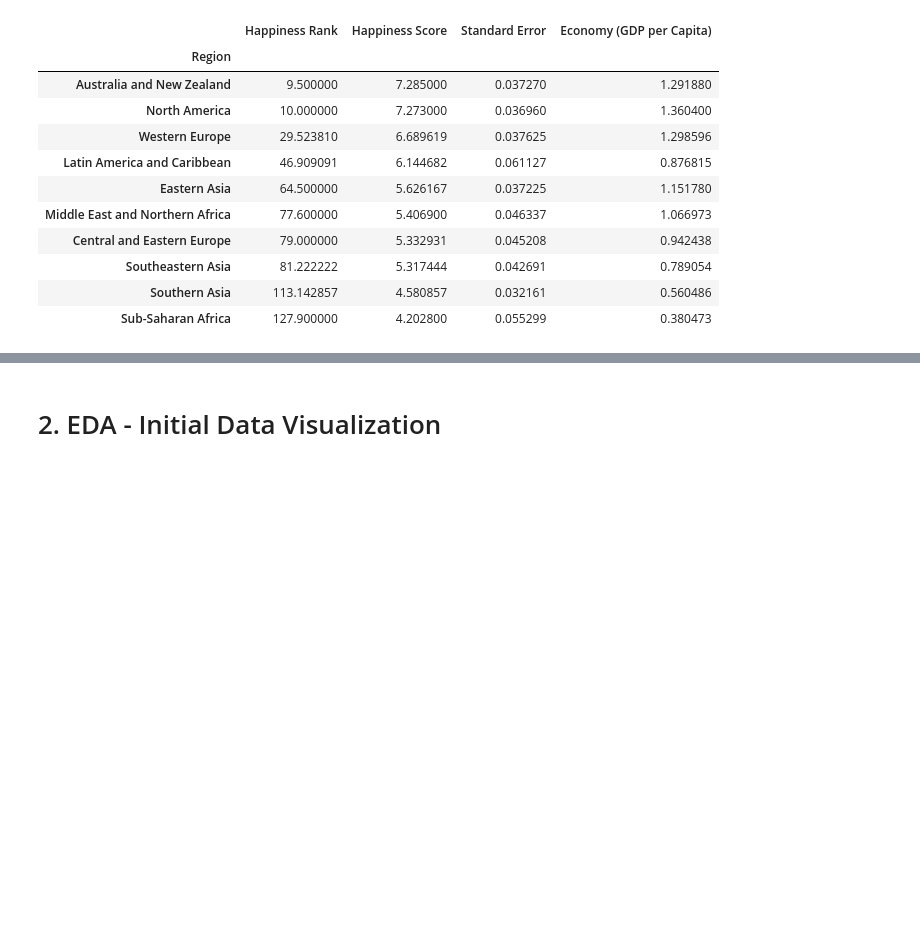
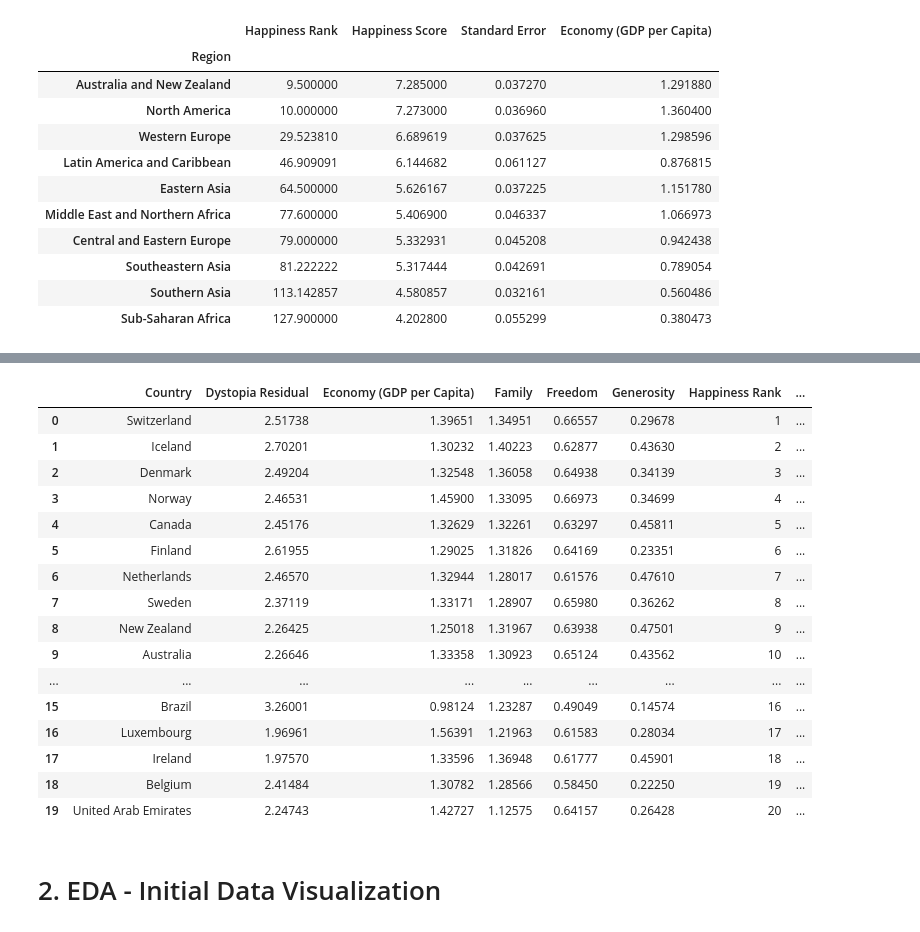
Before and after one commit to chuzeng/ga-projects, a Jupyter notebook: Final Project/Happiness Report.ipynb, the cells around one changed output, grey strips where cells are left out. Saved outputs shown, nothing was run; the diff lists cells and outputs as text; code cells hidden in the pictures; blank space fills up the shorter version.

```diff
--- a/Final Project/Happiness Report.ipynb
+++ b/Final Project/Happiness Report.ipynb
@@ -69,3 +73,13 @@ df.groupby('Region')['Happiness Rank', 'Happiness Score', 'Standard Error', 'Eco
 | Southeastern Asia | 81.222222 | 5.317444 | 0.042691 | 0.789054 |
 | Southern Asia | 113.142857 | 4.580857 | 0.032161 | 0.560486 |
 | Sub-Saharan Africa | 127.900000 | 4.202800 | 0.055299 | 0.380473 |
+# %%
+df['year'] = 2015
+df16['year'] = 2016
+df17['year'] = 2017
+# %%
+#Join All years
+dfall = df.copy()
+dfall = dfall.append(df16, ignore_index=True)
+dfall = dfall.append(df17, ignore_index=True)
+dfall.info()
@@ -71,0 +104,4 @@ df.groupby('Region')['Happiness Rank', 'Happiness Score', 'Standard Error', 'Eco
+# %%
+#dropping all calculation fields
+dfall = dfall.drop(columns=['Lower Confidence Interval', 'Upper Confidence Interval', 'Standard Error','Happiness Change','Whisker.high','Whisker.low'])
+dfall.describe()
@@ -72,3 +118,23 @@ df.groupby('Region')['Happiness Rank', 'Happiness Score', 'Standard Error', 'Eco
+# %%
+dfall.head(20)
+# %% [output]
+|  | Country | Dystopia Residual | Economy (GDP per Capita) | Family | Freedom | Generosity | Happiness Rank | ... |
+| 0 | Switzerland | 2.51738 | 1.39651 | 1.34951 | 0.66557 | 0.29678 | 1 | ... |
+| 1 | Iceland | 2.70201 | 1.30232 | 1.40223 | 0.62877 | 0.43630 | 2 | ... |
+| 2 | Denmark | 2.49204 | 1.32548 | 1.36058 | 0.64938 | 0.34139 | 3 | ... |
+| 3 | Norway | 2.46531 | 1.45900 | 1.33095 | 0.66973 | 0.34699 | 4 | ... |
+| 4 | Canada | 2.45176 | 1.32629 | 1.32261 | 0.63297 | 0.45811 | 5 | ... |
+| 5 | Finland | 2.61955 | 1.29025 | 1.31826 | 0.64169 | 0.23351 | 6 | ... |
+| 6 | Netherlands | 2.46570 | 1.32944 | 1.28017 | 0.61576 | 0.47610 | 7 | ... |
+| 7 | Sweden | 2.37119 | 1.33171 | 1.28907 | 0.65980 | 0.36262 | 8 | ... |
+| 8 | New Zealand | 2.26425 | 1.25018 | 1.31967 | 0.63938 | 0.47501 | 9 | ... |
+| 9 | Australia | 2.26646 | 1.33358 | 1.30923 | 0.65124 | 0.43562 | 10 | ... |
+| ... | ... | ... | ... | ... | ... | ... | ... | ... |
+| 15 | Brazil | 3.26001 | 0.98124 | 1.23287 | 0.49049 | 0.14574 | 16 | ... |
+| 16 | Luxembourg | 1.96961 | 1.56391 | 1.21963 | 0.61583 | 0.28034 | 17 | ... |
+| 17 | Ireland | 1.97570 | 1.33596 | 1.36948 | 0.61777 | 0.45901 | 18 | ... |
+| 18 | Belgium | 2.41484 | 1.30782 | 1.28566 | 0.58450 | 0.22250 | 19 | ... |
+| 19 | United Arab Emirates | 2.24743 | 1.42727 | 1.12575 | 0.64157 | 0.26428 | 20 | ... |
 # %% [markdown]
 # 2. EDA - Initial Data Visualization
 # %%
```
Also changed, not shown: parts of 27 cells of this notebook.
